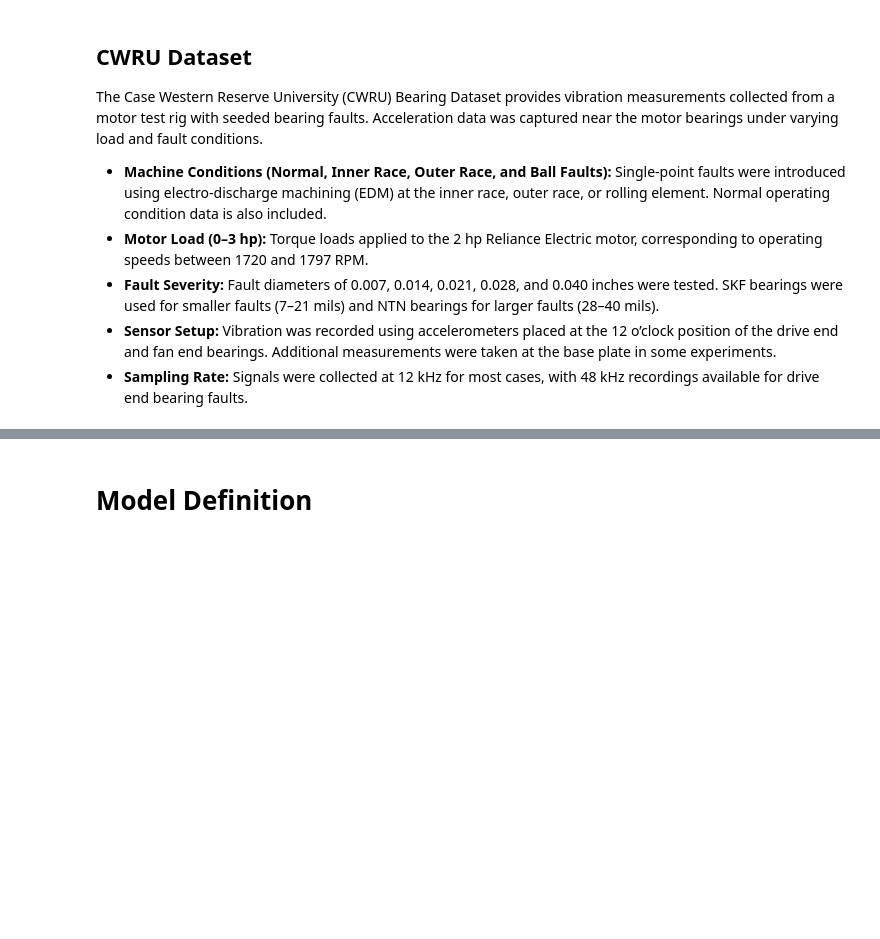
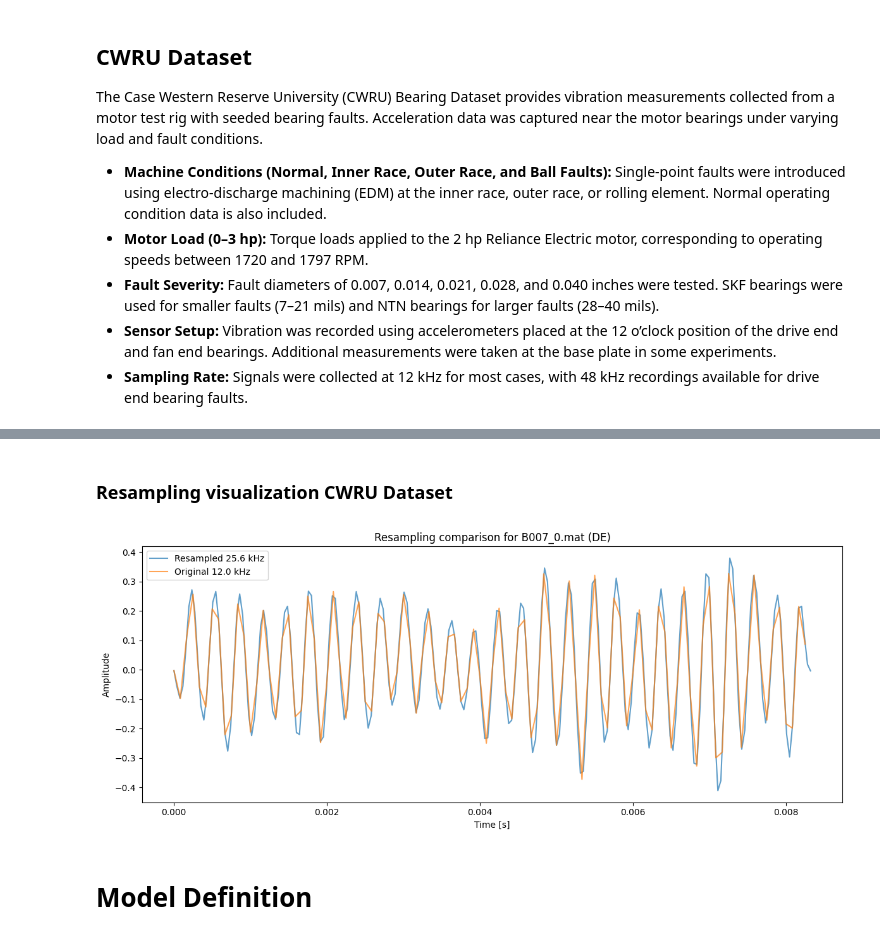
Before and after one commit to giljoa/flex-uns-fw, a Jupyter notebook: ml/model-nb/CNN_Generalizability.ipynb, the cells around one changed output, grey strips where cells are left out. Saved outputs shown, nothing was run; the diff lists cells and outputs as text; code cells hidden in the pictures; blank space fills up the shorter version.

```diff
--- a/ml/model-nb/CNN_Generalizability.ipynb
+++ b/ml/model-nb/CNN_Generalizability.ipynb
@@ -244,3 +322,34 @@ Loading domain 0HP at 25600 Hz...
+# %% [markdown]
+### Resampling visualization CWRU Dataset
+# %%
+def compare_resampling(mat_path, channel="DE", max_len=6000):
+    """
+    Plot a short segment of the original and resampled signals
+    from a given CWRU .mat file.
+    """
+    # Load raw signal at 12 kHz
+    x = _load_mat_signal(mat_path, max_len=max_len, channels=(channel,))
+    # Resample to 25.6 kHz
+    y = _resample_to_target(x, UPSAMPLE, DOWNSAMPLE)
+
+    # Time axes
+    t_orig = np.arange(x.shape[0]) / sampling_rate_cwru
+    t_resampled = np.arange(y.shape[0]) / target_sampling_rate_cwru
+
+    plt.figure(figsize=(12, 5))
+    plt.plot(t_resampled, y[:,0], label=f"Resampled {target_sampling_rate_cwru/1000:.1f} kHz", alpha=0.7)
+    plt.plot(t_orig, x[:,0], label=f"Original {sampling_rate_cwru/1000:.1f} kHz", alpha=0.7)
+    plt.xlabel("Time [s]")
+    plt.ylabel("Amplitude")
+    plt.title(f"Resampling comparison for {os.path.basename(mat_path)} ({channel})")
+    plt.legend()
+    plt.tight_layout()
+    plt.show()
+
+mat_path = "../../data/raw_cwru/vibration_mat_12kHz/B007_0.mat"
+compare_resampling(mat_path, channel="DE", max_len=100)
+# %% [output]
+[figure, added]
 # %% [markdown]
 # Model Definition
 # %%
```
Also changed, not shown: parts of 7 cells of this notebook, 1 other file.
